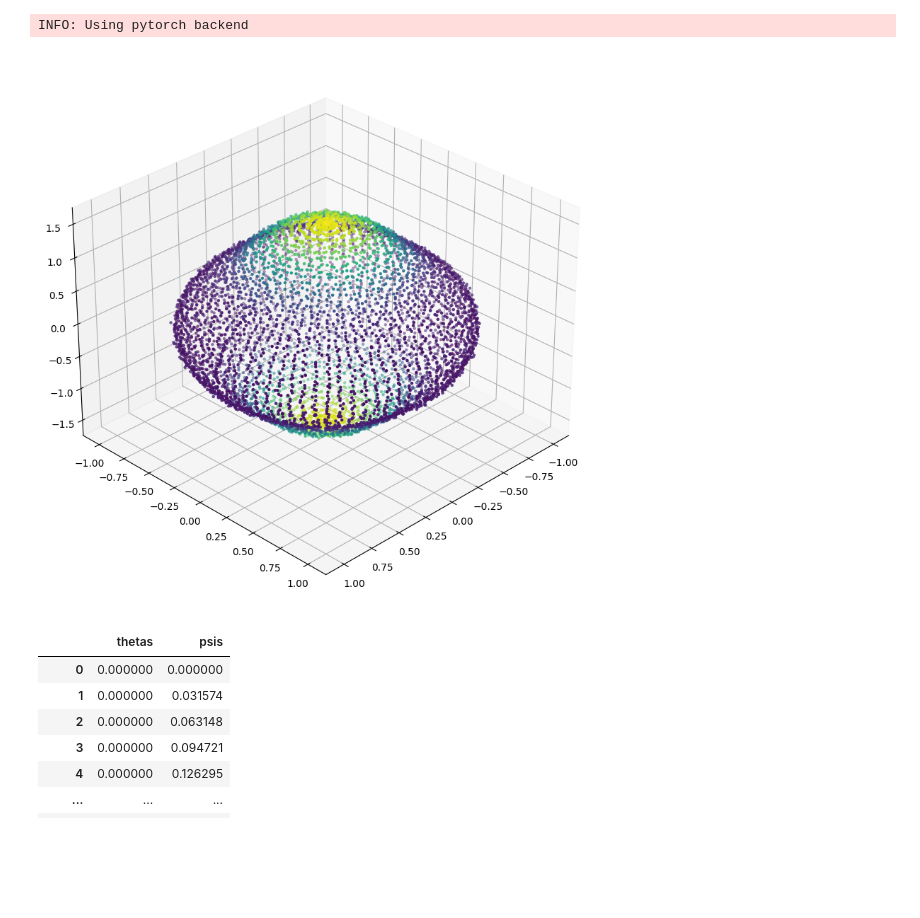
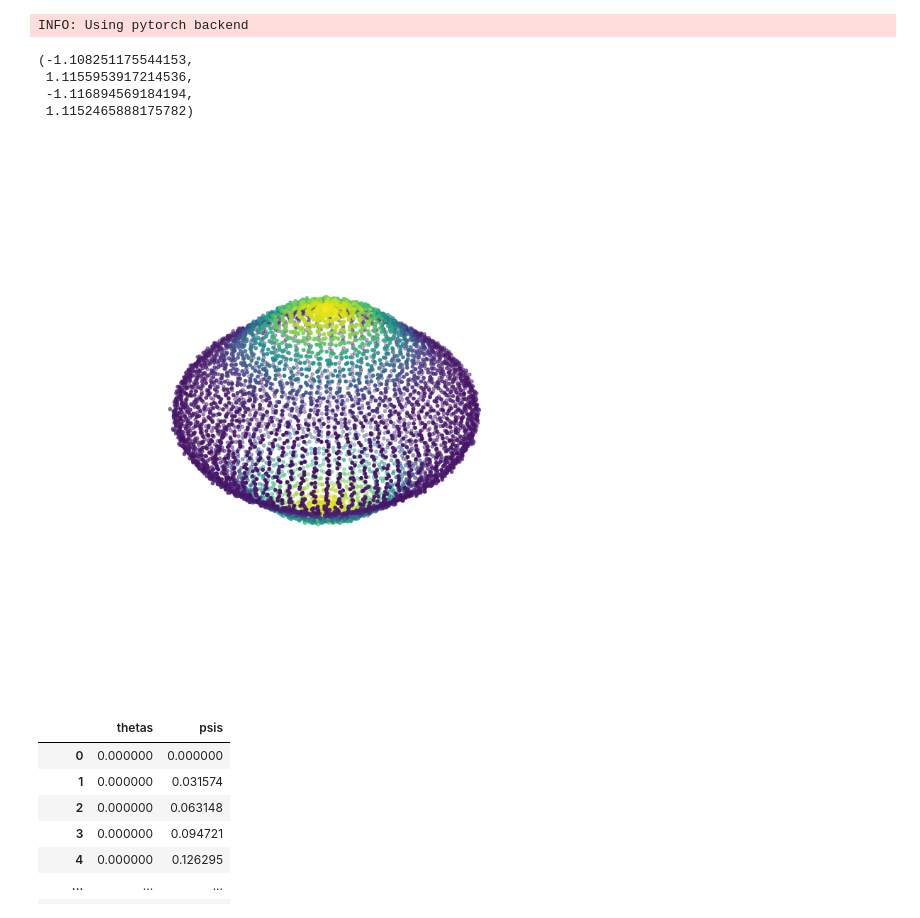
Before and after one commit to geometric-intelligence/neurometry, a Jupyter notebook: neuralgeom/visualize_synthetic_manifolds.ipynb, the cells around one changed output. Drawn from its saved outputs; the diff is of its cells as text; code cells hidden in the pictures; blank space fills up the shorter version.

```diff
--- a/neuralgeom/visualize_synthetic_manifolds.ipynb
+++ b/neuralgeom/visualize_synthetic_manifolds.ipynb
@@ -24,16 +24,22 @@ INFO: Using pytorch backend
 # %%
 fig = plt.figure(figsize=(10,10))
 ax = plt.axes(projection='3d')
 
 x = sphere_data[:,0]
 y = sphere_data[:,1]
 z = sphere_data[:,2]
 
-ax.scatter3D(x, y, z, s=5, c = np.linalg.norm(sphere_data,axis=1))
+ax.scatter3D(x, y, z, s=10, c = np.linalg.norm(sphere_data,axis=1))
 
 ax.view_init(elev=30, azim=45, roll=0)
+
+plt.axis("off")
 # %% [output]
+(-1.108251175544153,
+ 1.1155953917214536,
+ -1.116894569184194,
+ 1.1152465888175782)
-[figure, old version]
+[figure, new version]
 # %%
 from datasets.synthetic import load_t2_synthetic as load_torus
 
```
Also changed, not shown: parts of 2 cells of this notebook, 8 other files.
